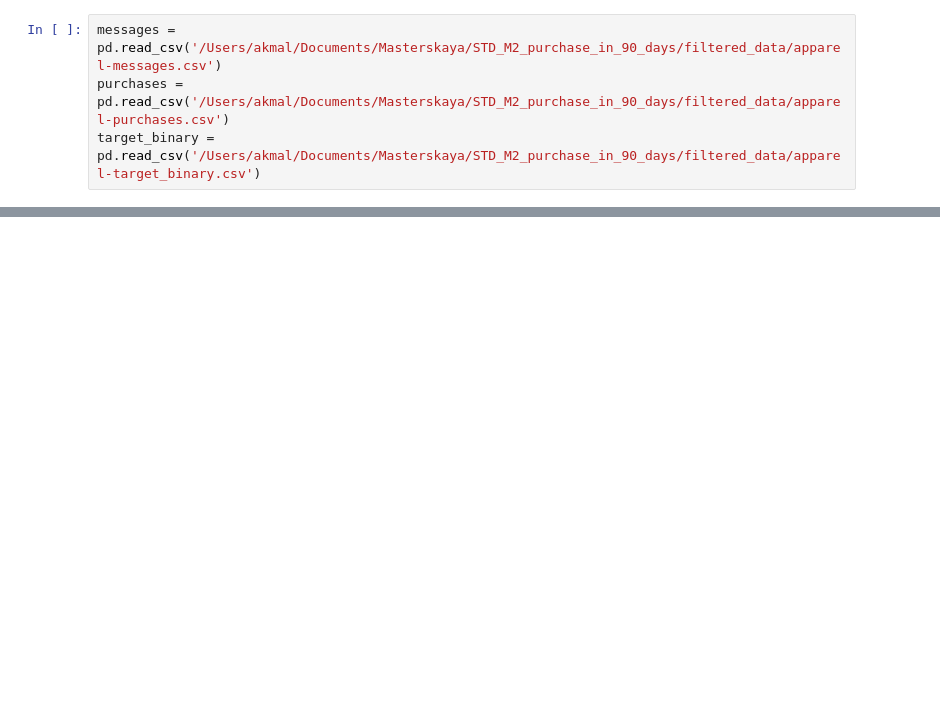
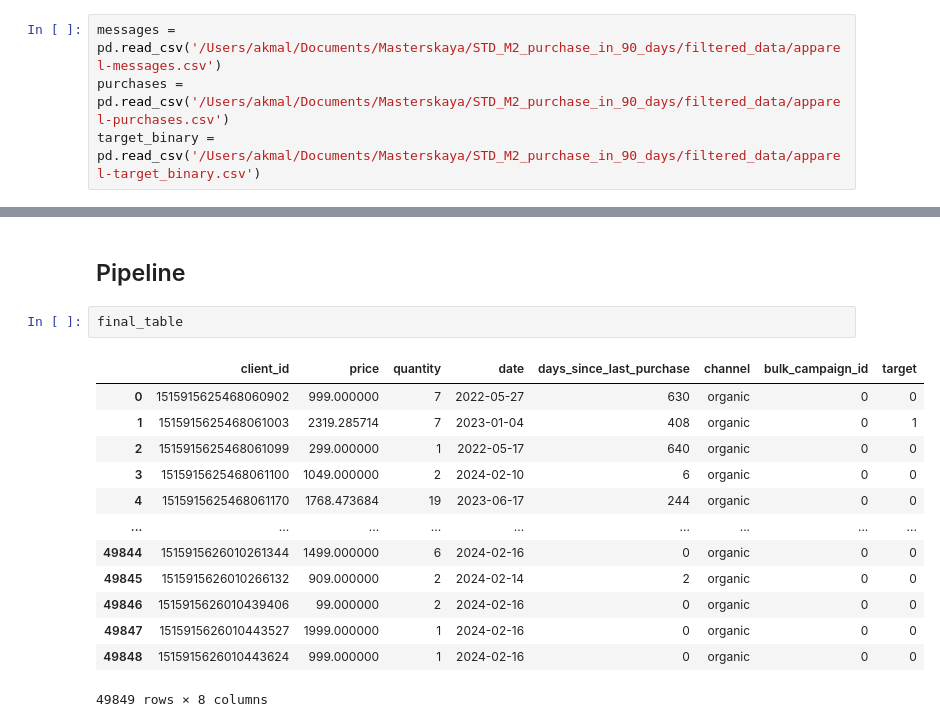
Before and after one commit to AKMALKULIEV/Marketing, a Jupyter notebook: Marketing.ipynb, the cells around one changed output, grey strips where cells are left out. Saved outputs shown, nothing was run; the diff lists cells and outputs as text; blank space fills up the shorter version.

```diff
--- a/Marketing.ipynb
+++ b/Marketing.ipynb
@@ -62,0 +163,18 @@ memory usage: 9.3+ MB
+# %% [markdown]
+## Pipeline
+# %%
+final_table
+# %% [output]
+|  | client_id | price | quantity | date | days_since_last_purchase | channel | bulk_campaign_id | target |
+| 0 | 1515915625468060902 | 999.000000 | 7 | 2022-05-27 | 630 | organic | 0 | 0 |
+| 1 | 1515915625468061003 | 2319.285714 | 7 | 2023-01-04 | 408 | organic | 0 | 1 |
+| 2 | 1515915625468061099 | 299.000000 | 1 | 2022-05-17 | 640 | organic | 0 | 0 |
+| 3 | 1515915625468061100 | 1049.000000 | 2 | 2024-02-10 | 6 | organic | 0 | 0 |
+| 4 | 1515915625468061170 | 1768.473684 | 19 | 2023-06-17 | 244 | organic | 0 | 0 |
+| ... | ... | ... | ... | ... | ... | ... | ... | ... |
+| 49844 | 1515915626010261344 | 1499.000000 | 6 | 2024-02-16 | 0 | organic | 0 | 0 |
+| 49845 | 1515915626010266132 | 909.000000 | 2 | 2024-02-14 | 2 | organic | 0 | 0 |
+| 49846 | 1515915626010439406 | 99.000000 | 2 | 2024-02-16 | 0 | organic | 0 | 0 |
+| 49847 | 1515915626010443527 | 1999.000000 | 1 | 2024-02-16 | 0 | organic | 0 | 0 |
+| 49848 | 1515915626010443624 | 999.000000 | 1 | 2024-02-16 | 0 | organic | 0 | 0 |
+49849 rows × 8 columns
```
Also changed, not shown: parts of 25 cells of this notebook, 1 other file.
